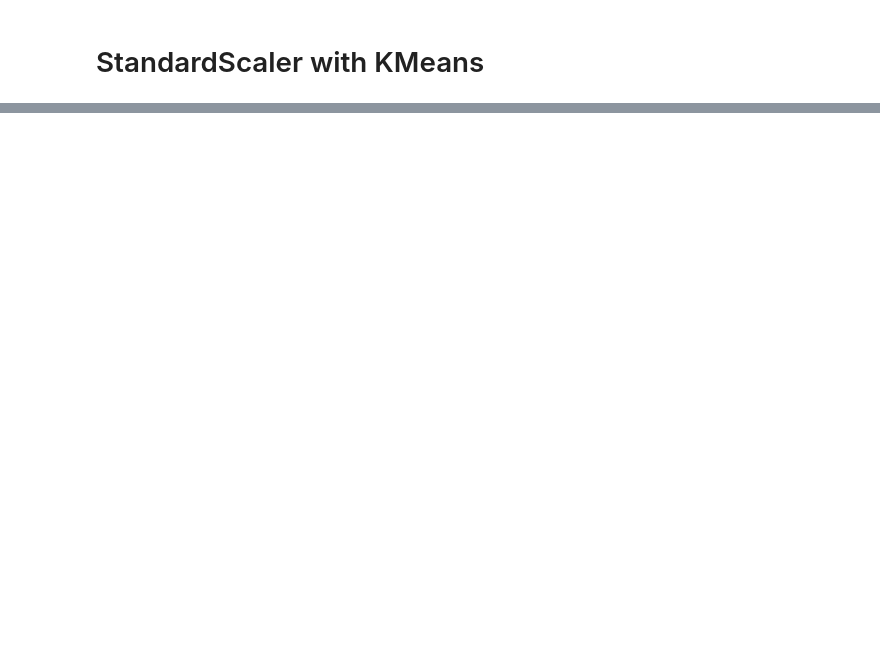
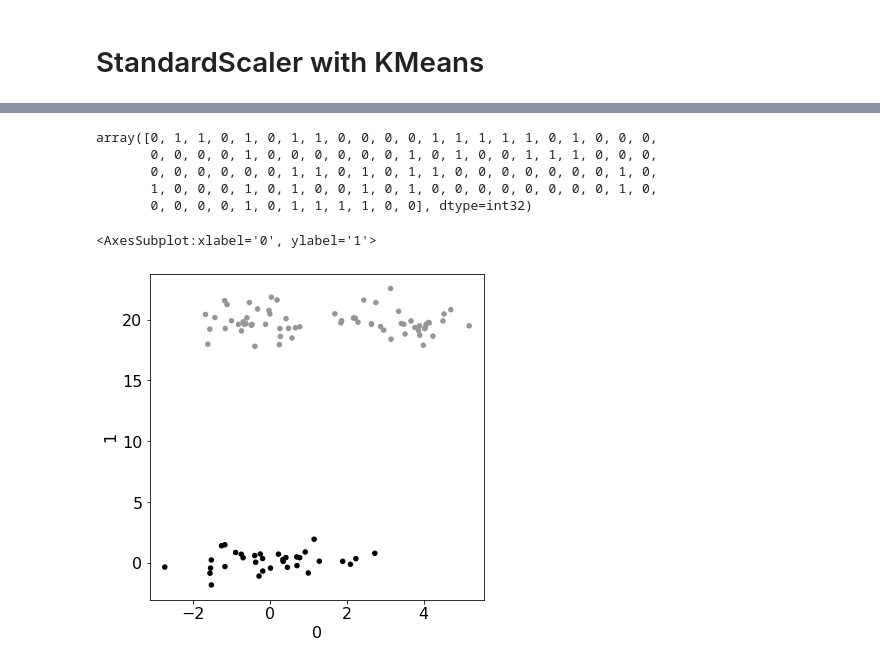
Before and after one commit to cs320-wisc/s22, a Jupyter notebook: lec/36 Clustering 1/lec1.ipynb, the cells around one changed output, grey strips where cells are left out. Saved outputs shown, nothing was run; the diff lists cells and outputs as text; code cells hidden in the pictures; blank space fills up the shorter version.

```diff
--- a/lec/36 Clustering 1/lec1.ipynb
+++ b/lec/36 Clustering 1/lec1.ipynb
@@ -195,0 +262,16 @@ df.plot.scatter(x=0, y=1, figsize=(6,6))
+# %%
+km = KMeans(2)
+km.fit_predict(df)
+# %% [output]
+array([0, 1, 1, 0, 1, 0, 1, 1, 0, 0, 0, 0, 1, 1, 1, 1, 1, 0, 1, 0, 0, 0,
+       0, 0, 0, 0, 1, 0, 0, 0, 0, 0, 0, 1, 0, 1, 0, 0, 1, 1, 1, 0, 0, 0,
+       0, 0, 0, 0, 0, 0, 1, 1, 0, 1, 0, 1, 1, 0, 0, 0, 0, 0, 0, 0, 1, 0,
+       1, 0, 0, 0, 1, 0, 1, 0, 0, 1, 0, 1, 0, 0, 0, 0, 0, 0, 0, 0, 1, 0,
+       0, 0, 0, 0, 1, 0, 1, 1, 1, 1, 0, 0], dtype=int32)
+# %%
+df.plot.scatter(x=0, y=1, figsize=(6,6),
+                c=KMeans(2).fit_predict(df),
+                vmin=-1, vmax=1) # -1 is white, 0 is gray, 1 is black
+# %% [output]
+<AxesSubplot:xlabel='0', ylabel='1'>
+[figure, added]
```
Also changed, not shown: parts of 20 cells of this notebook, 6 other files.
